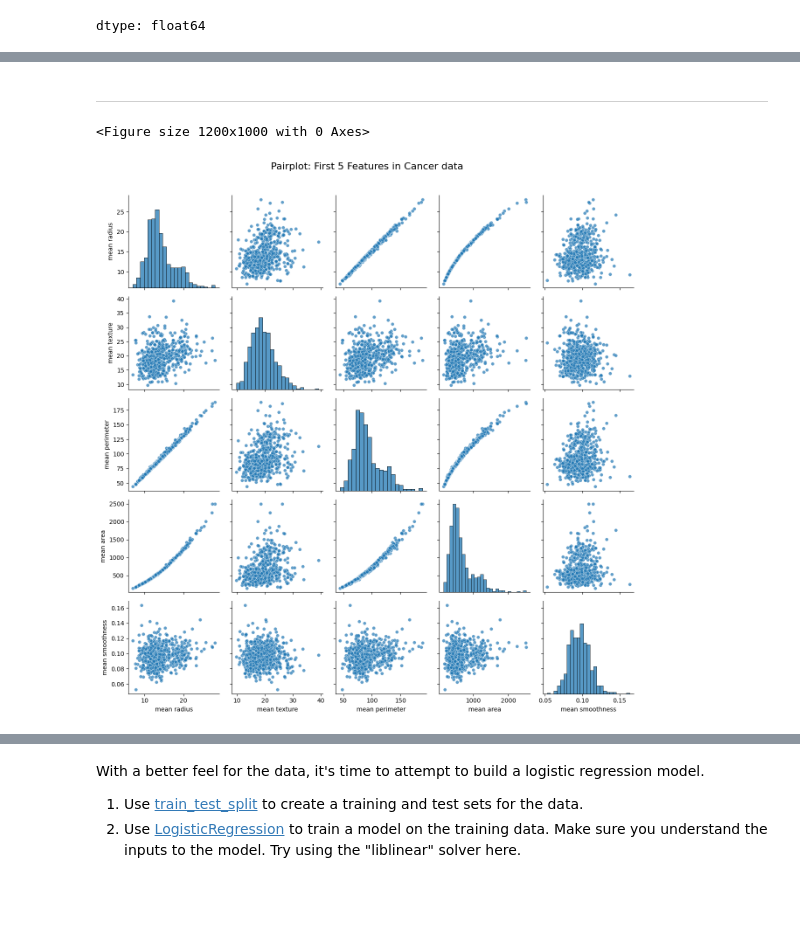
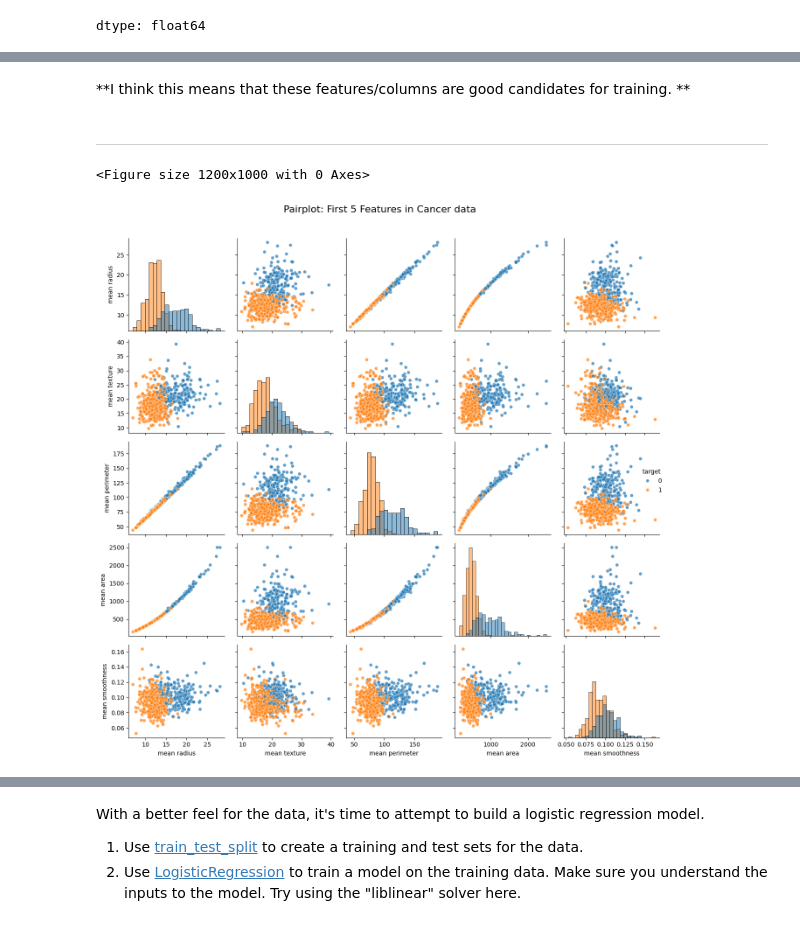
Before and after one commit to jgeiger81/sbml, a Jupyter notebook: 4.3 LogisticRegression/JasonG_MLE_MiniProject_Logistic_Regression.ipynb, the cells around one changed output, grey strips where cells are left out. Cells and saved outputs as stored; diff of their text form; code cells hidden in the pictures; blank space fills up the shorter version.

```diff
--- a/4.3 LogisticRegression/JasonG_MLE_MiniProject_Logistic_Regression.ipynb
+++ b/4.3 LogisticRegression/JasonG_MLE_MiniProject_Logistic_Regression.ipynb
@@ -135,32 +148,32 @@ dtype: float64
+# %% [markdown]
+**I think this means that these features/columns are good candidates for training. **
 # %% [markdown]
 ****
 # %%
 # Create a pairplot for the first few features
 #We know the first 5 features are numerical, so this is safe to do
+#Also, this way I can pick features by name later if I want to poke around
+#Using copy just in case I mess up the subset data it won't cause problems in df
 df_subset = df[['mean radius', 'mean texture', 'mean perimeter',
                        'mean area', 'mean smoothness']].copy()
-
-#first_5_features['target'] = df['target']  # Add target for color coding
+df_subset['target'] = df['target']  # Add target for color coding
 
 # Create the pairplot
+#Took a suggestion I saw in a separate video I saw, also suggested by Claude, to show
+# the diagonal as a histogram, AND to color code the points by target to show
+#distribution of each data set more easily. Nifty.
 plt.figure(figsize=(12, 10))
 pairplot = sns.pairplot(df_subset,
-                       #hue='target',
+                       hue='target',
                        diag_kind='hist',
-                       plot_kws={'alpha': 0.7, 's': 30})
+                       plot_kws={'alpha': 0.7, 's': 30}
+                        )
 
 # Customize the plot
 pairplot.fig.suptitle('Pairplot: First 5 Features in Cancer data',
                       y=1.02, fontsize=16)
 
-# Add legend labels
-# handles = pairplot._legend.legendHandles
-# labels = ['Malignant (0)', 'Benign (1)']
-# pairplot._legend.remove()
-# plt.legend(handles, labels, title='Target',
-#           bbox_to_anchor=(1.05, 1), loc='upper left')
-
 plt.tight_layout()
 # %% [output]
 <Figure size 1200x1000 with 0 Axes>
-[figure, old version]
+[figure, new version]
```
Also changed, not shown: parts of 3 cells of this notebook.
